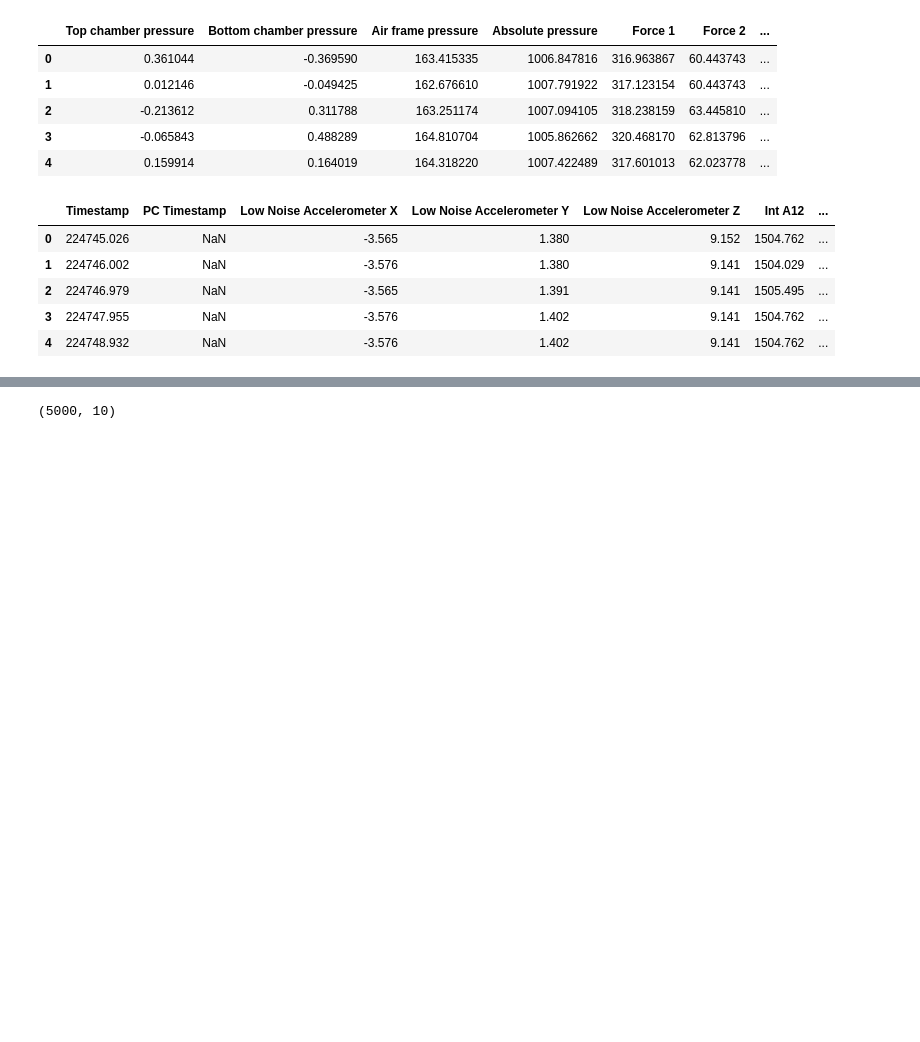
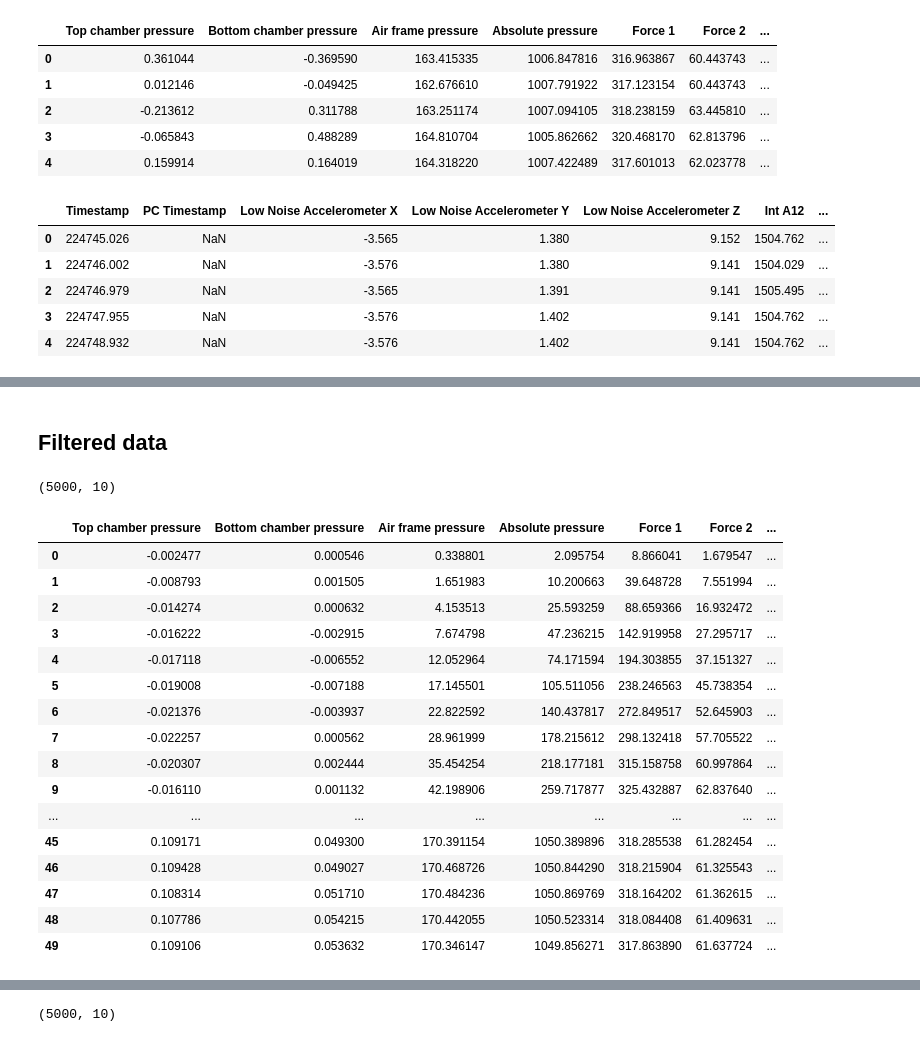
Before and after one commit to Diodak92/Adaptive-Air-Cushion, a Jupyter notebook: experimental_results_for_adaptive_air_caution.ipynb, the cells around one changed output, grey strips where cells are left out. Cells and saved outputs as stored; diff of their text form; code cells hidden in the pictures; blank space fills up the shorter version.

```diff
--- a/experimental_results_for_adaptive_air_caution.ipynb
+++ b/experimental_results_for_adaptive_air_caution.ipynb
@@ -95 +124,68 @@ sample_shimmer_data.head()
+# %% [markdown]
+## Filtered data
+# %%
+# new dataframe for filtered data
+def filter_data(filename):
+
+    # load data from crio and shimmer
+    crio_data = load_crio_data(filename+'.lvm')
+    shimmer_data = load_shimmer_data(filename+'.txt')
+
+    # create new dataframe
+    column_names = ['Top chamber pressure',
+                    'Bottom chamber pressure',
+                    'Air frame pressure',
+                    'Absolute pressure',
+                    'Force 1', 'Force 2',
+                    'Force 3', 'Force 4',
+                    'ACCL X', 'ACCL Y', 'ACCL Z']
+
+    filtered_data = pd.DataFrame(columns = column_names)
+    filtered_data.head()
+
+    # adjust filter parameters
+    fs = 1e3 # sample rate Hz
+    order = 2 # filter order
+    cutoff = [15, 15, 15, 15,
+              60, 60, 60, 20,
+              60, 60, 60]
+
+    # get number of columns in crio data file
+    crio_data_col = np.shape(crio_data)[1]
+
+    # parse crio data
+    for i in range(crio_data_col):
+        filtered_sig = butter_lowpass_filter(crio_data.iloc[:, i],
+                                             cutoff[i], fs, order)
+        filtered_data[column_names[i]] = filtered_sig
+
+    # parse shimmer data
+    for i in range(crio_data_col, crio_data_col + 3):
+        filtered_sig = butter_lowpass_filter(shimmer_data.iloc[:, i+3],
+                                             cutoff[i], fs, order)
+        filtered_data[column_names[i]] = pd.Series(filtered_sig)
+
+    return filtered_data
+
+sample_f_data = filter_data('h3500_m10_vc_1')
+sample_f_data.head(50)
+# %% [output]
+(5000, 10)
+|  | Top chamber pressure | Bottom chamber pressure | Air frame pressure | Absolute pressure | Force 1 | Force 2 | ... |
+| 0 | -0.002477 | 0.000546 | 0.338801 | 2.095754 | 8.866041 | 1.679547 | ... |
+| 1 | -0.008793 | 0.001505 | 1.651983 | 10.200663 | 39.648728 | 7.551994 | ... |
+| 2 | -0.014274 | 0.000632 | 4.153513 | 25.593259 | 88.659366 | 16.932472 | ... |
+| 3 | -0.016222 | -0.002915 | 7.674798 | 47.236215 | 142.919958 | 27.295717 | ... |
+| 4 | -0.017118 | -0.006552 | 12.052964 | 74.171594 | 194.303855 | 37.151327 | ... |
+| 5 | -0.019008 | -0.007188 | 17.145501 | 105.511056 | 238.246563 | 45.738354 | ... |
+| 6 | -0.021376 | -0.003937 | 22.822592 | 140.437817 | 272.849517 | 52.645903 | ... |
+| 7 | -0.022257 | 0.000562 | 28.961999 | 178.215612 | 298.132418 | 57.705522 | ... |
+| 8 | -0.020307 | 0.002444 | 35.454254 | 218.177181 | 315.158758 | 60.997864 | ... |
+| 9 | -0.016110 | 0.001132 | 42.198906 | 259.717877 | 325.432887 | 62.837640 | ... |
+| ... | ... | ... | ... | ... | ... | ... | ... |
+| 45 | 0.109171 | 0.049300 | 170.391154 | 1050.389896 | 318.285538 | 61.282454 | ... |
+| 46 | 0.109428 | 0.049027 | 170.468726 | 1050.844290 | 318.215904 | 61.325543 | ... |
+| 47 | 0.108314 | 0.051710 | 170.484236 | 1050.869769 | 318.164202 | 61.362615 | ... |
+| 48 | 0.107786 | 0.054215 | 170.442055 | 1050.523314 | 318.084408 | 61.409631 | ... |
+| 49 | 0.109106 | 0.053632 | 170.346147 | 1049.856271 | 317.863890 | 61.637724 | ... |
 # %% [markdown]
```
Also changed, not shown: parts of 5 cells of this notebook.
